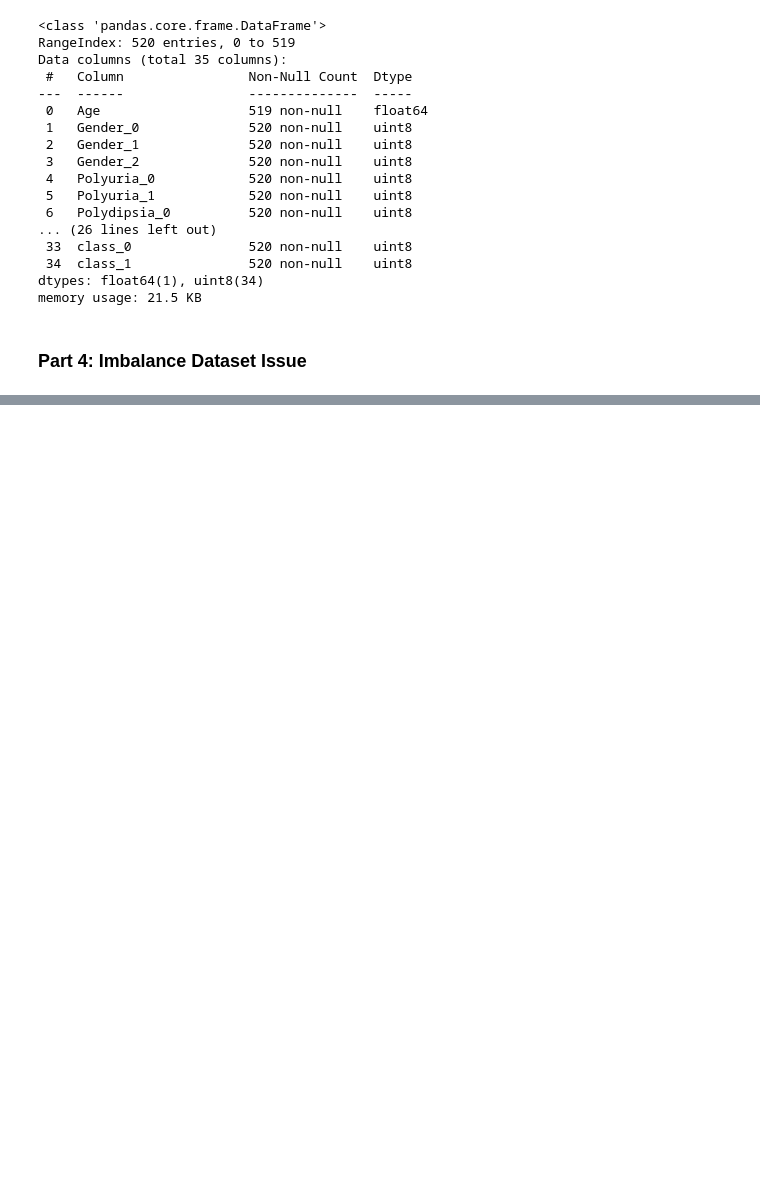
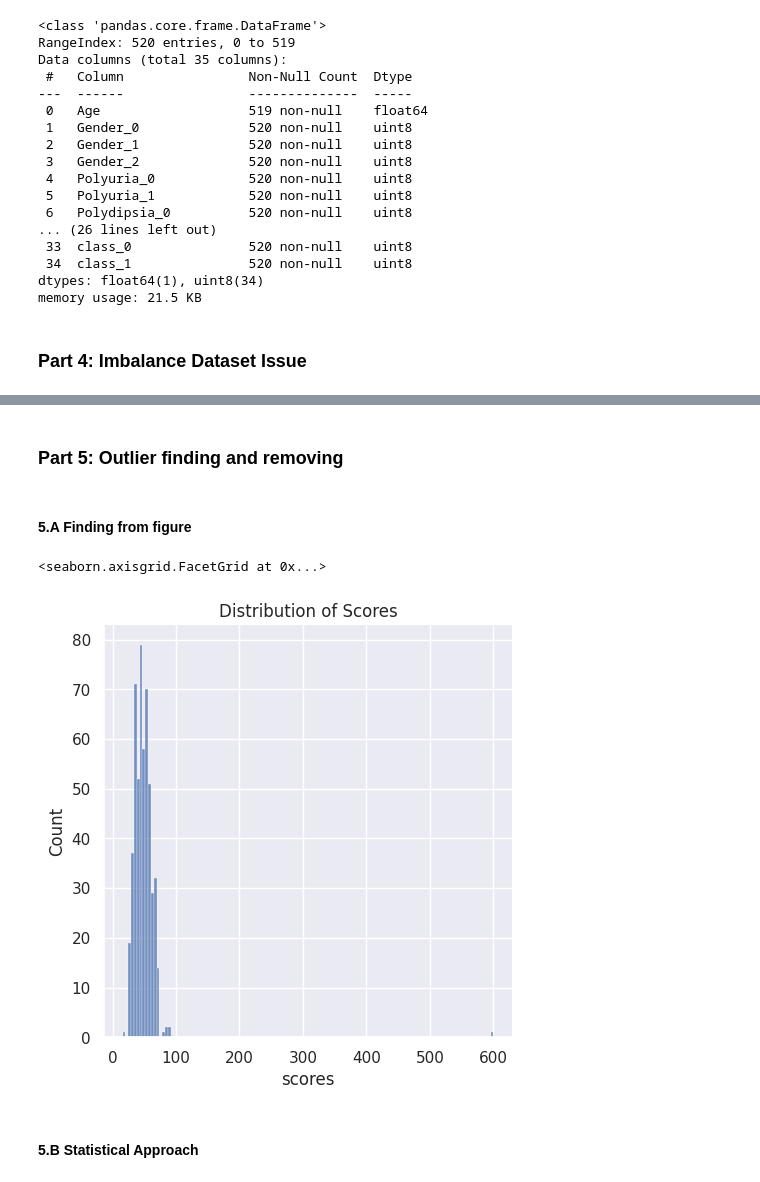
Before and after one commit to jdxxmahmud/mahdy-sir-re-acad-course, a Jupyter notebook: Phase 1/Individual Assignments/Recorded Classes Notes/Machine Learning/Advanced ML/L03_04_Data_Pre_processing.ipynb, the cells around one changed output, grey strips where cells are left out. Drawn from its saved outputs; the diff is of its cells as text; code cells hidden in the pictures; blank space fills up the shorter version.

Commit message:
Data Preprocessing Note Completed

```diff
--- a/Phase 1/Individual Assignments/Recorded Classes Notes/Machine Learning/Advanced ML/L03_04_Data_Pre_processing.ipynb
+++ b/Phase 1/Individual Assignments/Recorded Classes Notes/Machine Learning/Advanced ML/L03_04_Data_Pre_processing.ipynb
@@ -289,3 +291,5 @@ len(df1)
+# %%
+df.dropna(inplace = True)
 # %% [markdown]
 #### 2.B Changing null values to some other values
 
@@ -444,0 +490,4 @@ memory usage: 21.5 KB
+# %% [markdown]
+### Part 5: Outlier finding and removing
+# %% [markdown]
+#### 5.A Finding from figure
@@ -444,0 +497,8 @@ memory usage: 21.5 KB
+# %%
+sns.set_theme(color_codes = 'red')
+sns.displot(data=df['Age']).set(title = "Distribution of Scores", xlabel = "scores")
+# %% [output]
+<seaborn.axisgrid.FacetGrid at 0x...>
+[figure, added]
+# %% [markdown]
+#### 5.B Statistical Approach
```
Also changed, not shown: parts of 45 cells of this notebook.
